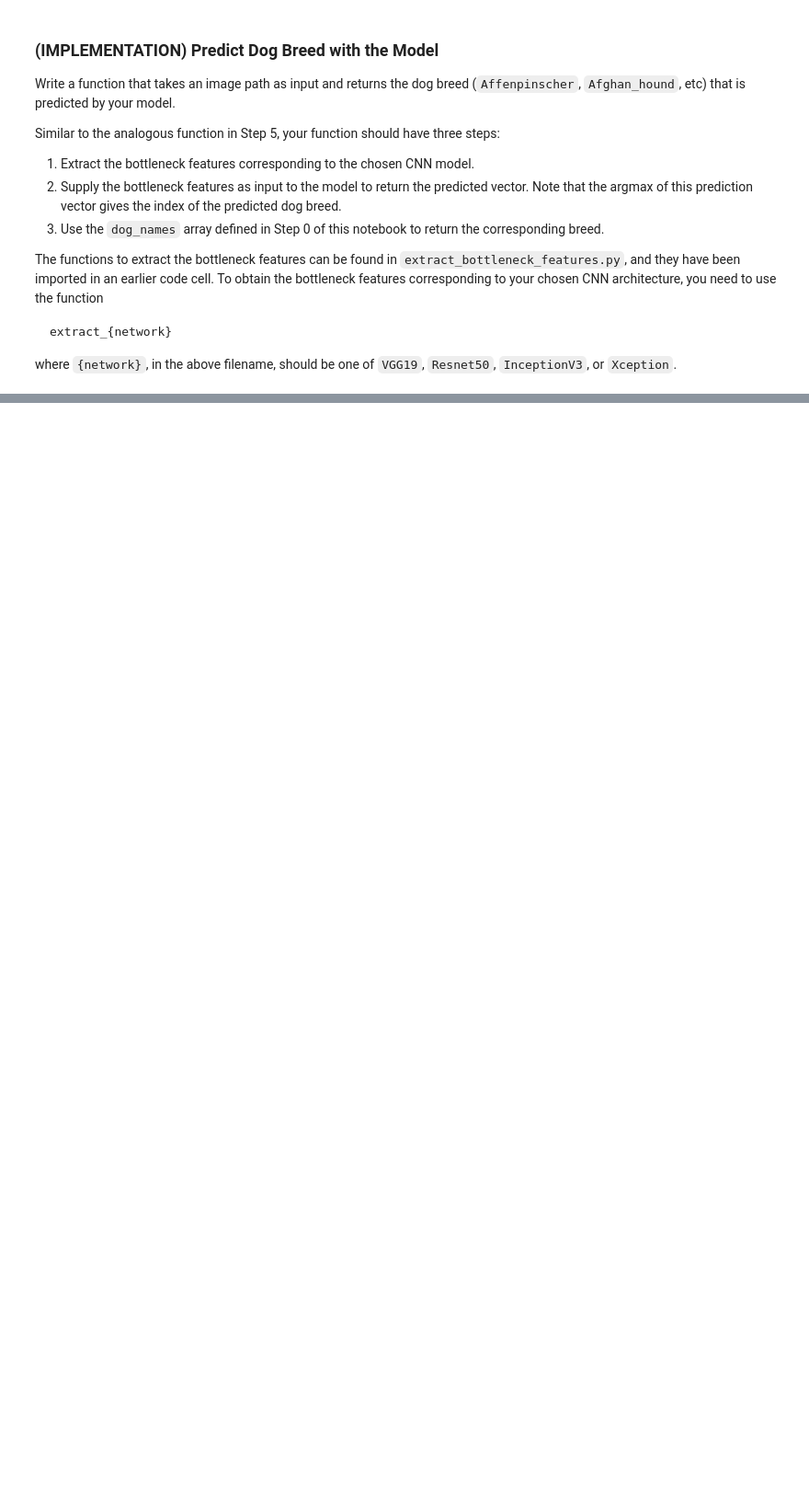
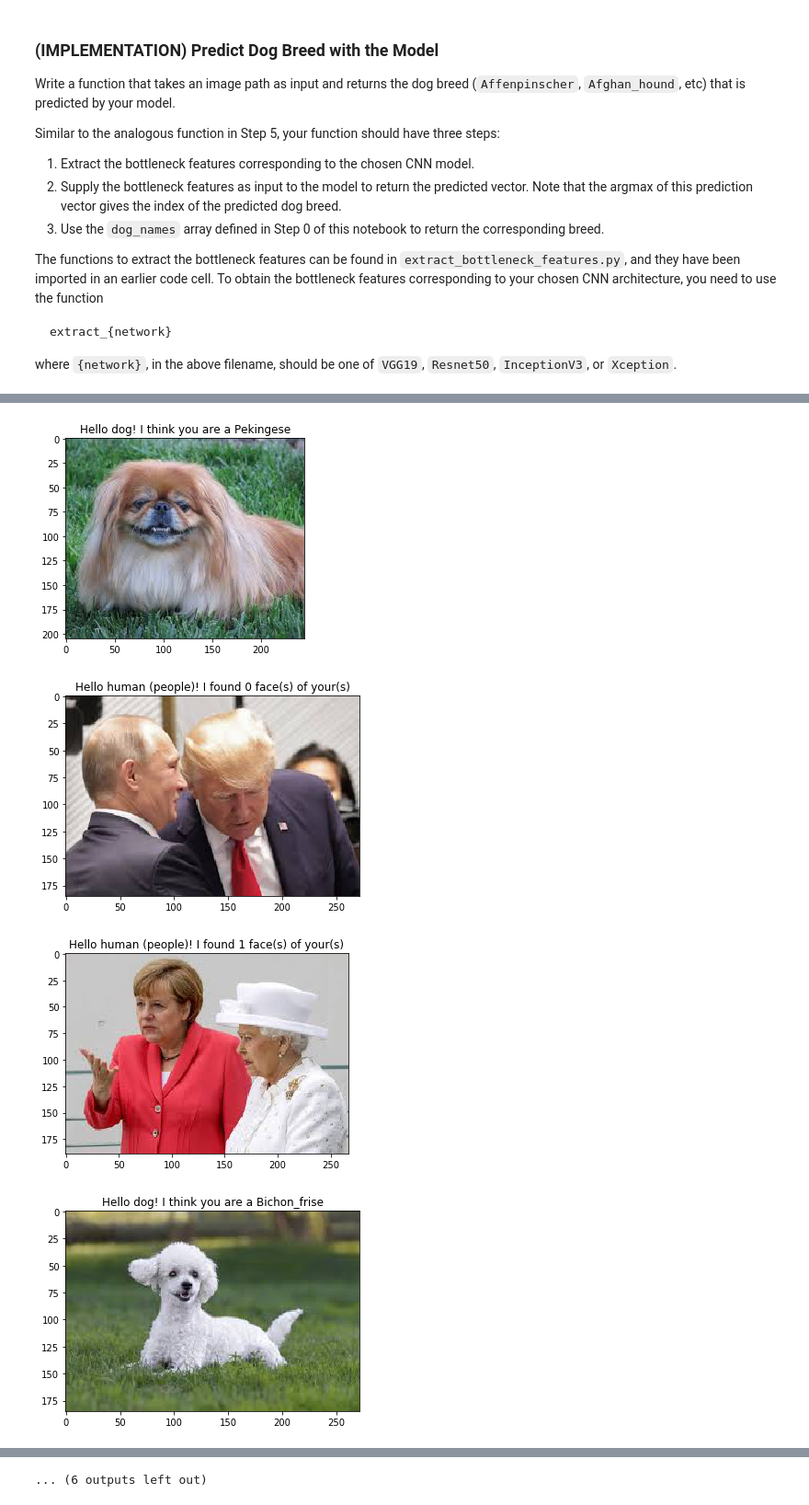
Before and after one commit to MarcLachapelle/aind2-dog-project, a Jupyter notebook: dog_app.ipynb, the cells around one changed output, grey strips where cells are left out. Shown at 92% size. Cells and saved outputs as stored; diff of their text form; code cells hidden in the pictures; blank space fills up the shorter version.

Commit message:
feat: implmentation of the dog breed detector is completed. ready to submit the project

```diff
--- a/dog_app.ipynb
+++ b/dog_app.ipynb
@@ -508,3 +675,6 @@ __Answer:__
+# %%
+# compile the model
+vb_dog_breed_model.compile(loss='categorical_crossentropy', optimizer='adam', metrics=['accuracy'])
 # %% [markdown]
 ### (IMPLEMENTATION) Train the Model
 
@@ -516,7 +721,8 @@ You are welcome to [augment the training data](https://blog.keras.io/building-po
 # %% [markdown]
 ### (IMPLEMENTATION) Load the Model with the Best Validation Loss
 # %%
-### TODO: Load the model weights with the best validation loss.
+# load the model weights with the best validation loss
+vb_dog_breed_model.load_weights(checkpoint_filepath)
 # %% [markdown]
 ### (IMPLEMENTATION) Test the Model
 
@@ -565,3 +802,31 @@ Some sample output for our algorithm is provided below, but feel free to design
+# %%
+def make_prediction(img_path):
+    '''
+    Detects a dog or a human in the image. If a dog has been detected
+    then predicts its breed
+
+    :param image_path: Path to a file with an image. The image of an arbitrary size.
+    '''
+    # check whether there is a dog in the image
+    dog_detected = dog_detector(img_path)
+    if dog_detected:
+        # predict the dog breed
+        dog_breed = vb_model_predict_breed(img_path)
+        text_for_image = 'Hello dog! I think you are a {}'.format(dog_breed)
+    else:
+        # detect human faces
+        num_human_faces = detect_num_of_human_faces(img_path)
+        text_for_image = 'Hello human (people)! I found {} face(s) of your(s)'.format(num_human_faces)
+
+    # prepare the image for drawing
+    img = cv2.imread(img_path)
+    rgb = cv2.cvtColor(img, cv2.COLOR_BGR2RGB)
+
+    # plot the image and a title
+    fig = plt.figure()
+    ax = fig.add_subplot(111)
+    ax.imshow(rgb)
+    ax.set_title(text_for_image)
 # %% [markdown]
 ---
 <a id='step7'></a>
@@ -582,0 +850,11 @@ __Answer:__
+# %%
+import shutil
+
+sample_images_dir = "./sample_images/"
+for image_file in os.listdir(sample_images_dir):
+    make_prediction(sample_images_dir + image_file)
+# %% [output]
+[figure, added]
+[figure, added]
+[figure, added]
+[figure, added]
@@ -582,0 +869 @@ __Answer:__
+... (6 outputs left out)
```
Also changed, not shown: parts of 31 cells of this notebook, 21 other files.
